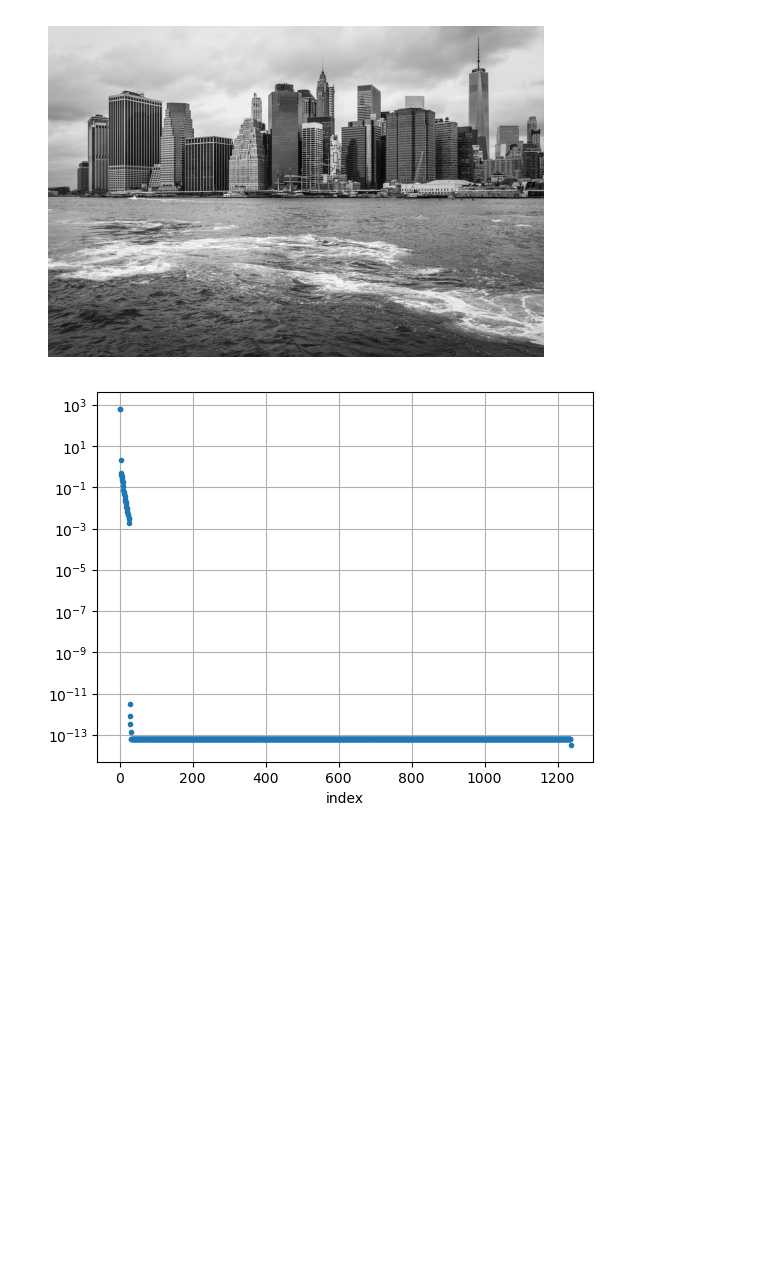
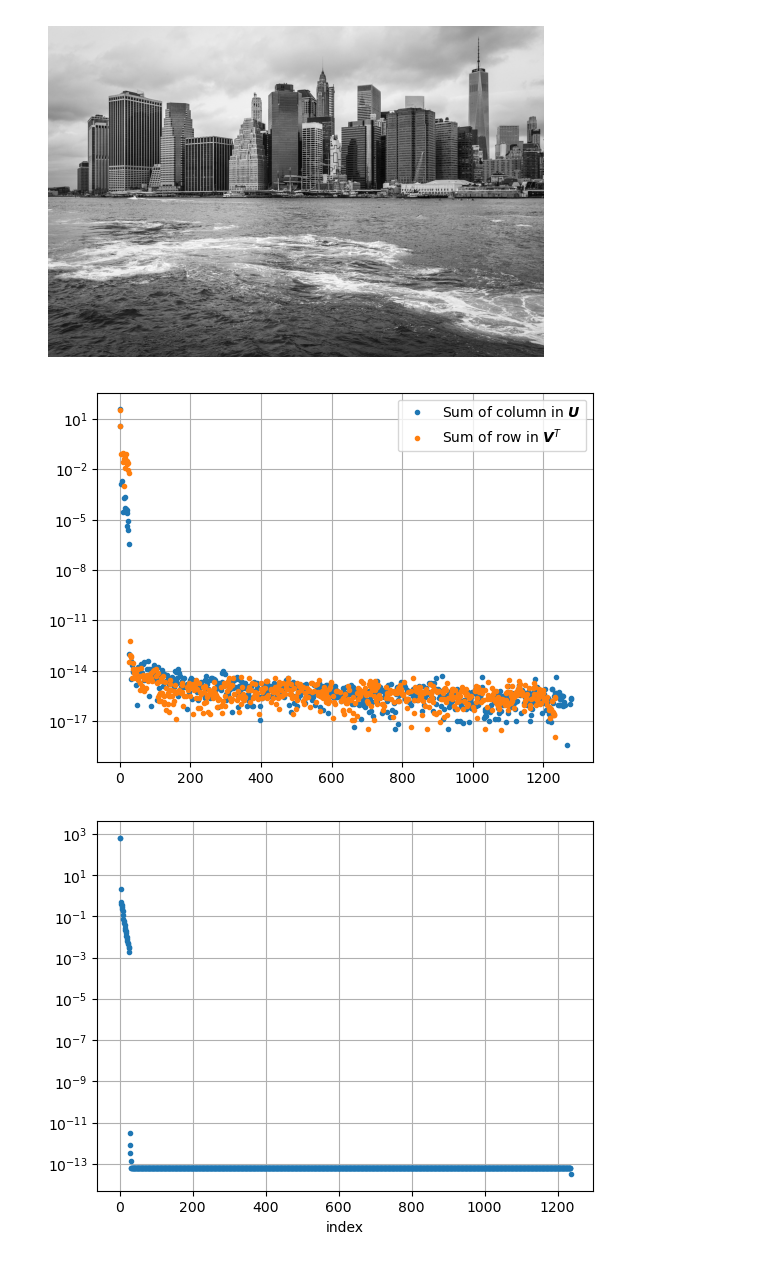
Before and after one commit to johnmagj/MAT4110, a Jupyter notebook: Oblig2/Oblig2.ipynb, the cells around one changed output. Cells and saved outputs as stored; diff of their text form; code cells hidden in the pictures; blank space fills up the shorter version.

```diff
--- a/Oblig2/Oblig2.ipynb
+++ b/Oblig2/Oblig2.ipynb
@@ -71,6 +72,15 @@ plt.close()
 [figure]
 # %%
 U1, S1, VT1 = np.linalg.svd(img1)
+# %%
+plt.semilogy(np.sum(U1, axis=0), ".", label=r"Sum of column in $\boldsymbol{U}$")
+plt.semilogy(np.sum(VT1, axis=1), ".", label=r"Sum of row in $\boldsymbol{V}^T$")
+plt.grid()
+plt.legend()
+plt.show()
+plt.close()
+# %% [output]
+[figure, added]
 # %%
 plt.semilogy(S1, ".")
 plt.xlabel("index")
```
Also changed, not shown: parts of 10 cells of this notebook.
